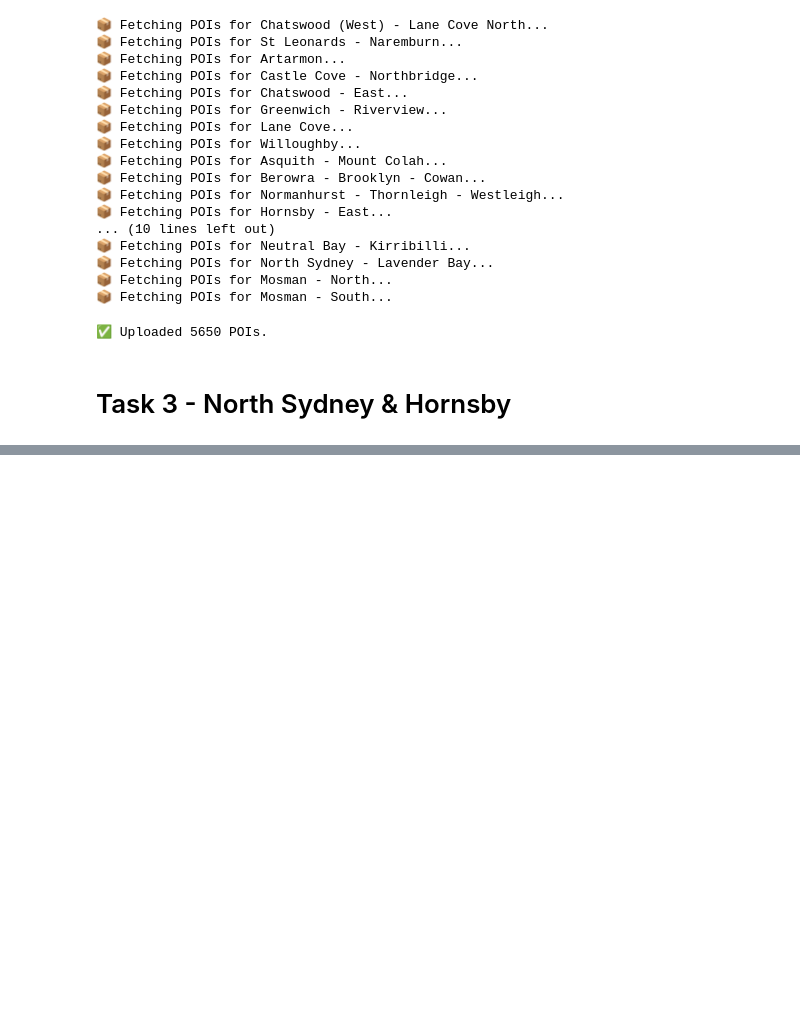
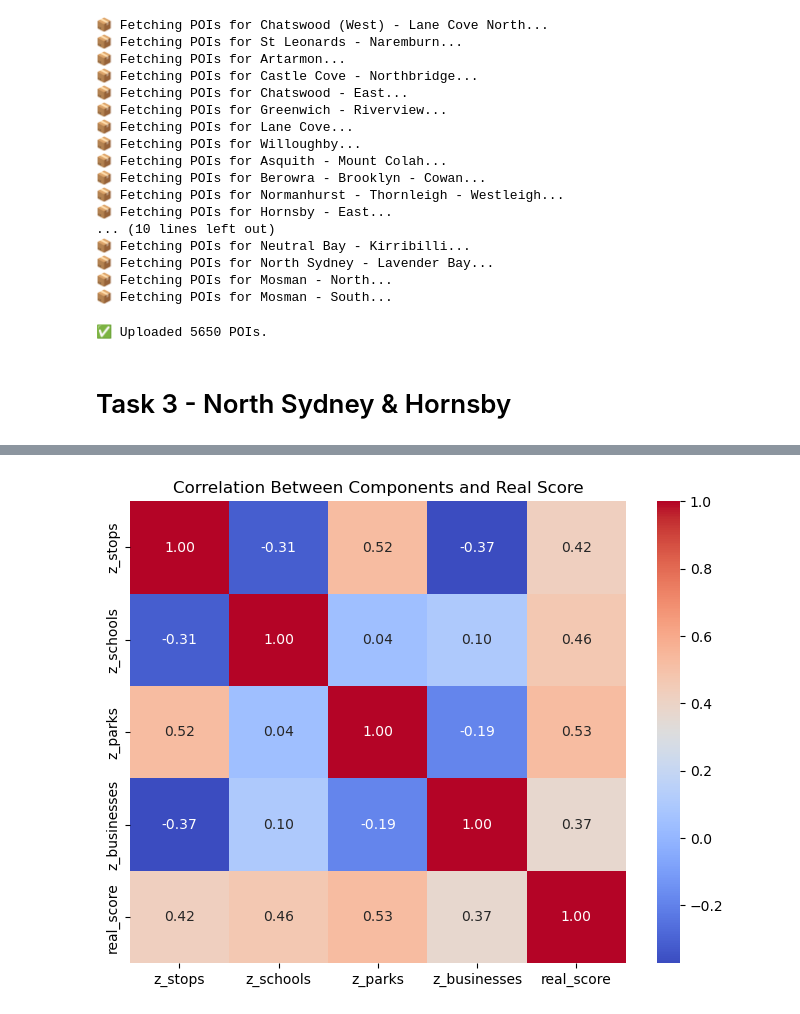
Before and after one commit to Katherine-Kong/DATA2001-A, a Jupyter notebook: Michella's Notebook.ipynb, the cells around one changed output, grey strips where cells are left out. Cells and saved outputs as stored; diff of their text form; code cells hidden in the pictures; blank space fills up the shorter version.

```diff
--- a/Michella's Notebook.ipynb
+++ b/Michella's Notebook.ipynb
@@ -488,0 +582,13 @@ business_pop.head()
+# %%
+sql_park_counts = """
+SELECT sa2_name,
+       COUNT(*) AS n_parks
+FROM "pois_northSydney"
+WHERE LOWER(poitype) LIKE '%park%'
+   OR LOWER(poilabel) LIKE '%park%'
+GROUP BY sa2_name
+ORDER BY n_parks DESC;
+"""
+
+park_counts = pd.read_sql_query(text(sql_park_counts), conn)
+park_counts.head()
@@ -489,12 +602,9 @@ business_pop.head()
 # %%
+conn.rollback()
+
 combined = stop_counts.merge(
     schools_with_youth[["sa2_code", "schools_per_1000_youth"]],
     left_on="sa2_code21", right_on="sa2_code", how="left"
-)
-
-combined = combined.merge(
-    library_counts.rename(columns={"sa2_name": "sa2_name21"}),
-    on="sa2_name21", how="left"
 )
 
 combined = combined.merge(
@@ -503,13 +613,14 @@ combined = combined.merge(
 )
 
 combined = combined.merge(
-    business_with_pop.rename(columns={"sa2_name": "sa2_name21"}),
+    business_pop.rename(columns={"sa2_name": "sa2_name21"}),
     on="sa2_name21", how="left"
 )
 
 combined = combined.rename(columns={
     "n_stops": "stops",
     "schools_per_1000_youth": "schools",
+    "n_parks": "parks",
     "businesses_per_1000": "businesses"
 })
 
@@ -521,11 +639,13 @@ combined.head()
 combined["z_stops"] = (combined["stops"] - combined["stops"].mean()) / combined["stops"].std()
 combined["z_schools"] = (combined["schools"] - combined["schools"].mean()) / combined["schools"].std()
 combined["z_businesses"] = (combined["businesses"] - combined["businesses"].mean()) / combined["businesses"].std()
+combined["z_parks"] = (combined["parks"] - combined["parks"].mean()) / combined["parks"].std()
 # %%
 # Total z-score
 combined["z_total"] = (
     combined["z_stops"] +
     combined["z_schools"] +
+    combined["z_parks"] +
     combined["z_businesses"]
 )
 combined = combined.drop(columns=["sa2_code_x", "sa2_code_y", "n_businesses", "total"])
@@ -554,13 +719,15 @@ plt.show()
 # %%
 import seaborn as sns
 
 # Correlation matrix between z components and real score
-score_corr = final_scores[["z_stops", "z_schools", "z_businesses", "real_score"]].corr()
+score_corr = final_scores[["z_stops", "z_schools", "z_parks", "z_businesses", "real_score"]].corr()
 
 plt.figure(figsize=(8, 6))
 sns.heatmap(score_corr, annot=True, cmap="coolwarm", fmt=".2f")
 plt.title("Correlation Between Components and Real Score")
 plt.show()
+# %% [output]
+[figure, added]
 # %%
 income = pd.read_csv("i_cleaned.csv")
 
```
Also changed, not shown: parts of 21 cells of this notebook, 2 other files.
